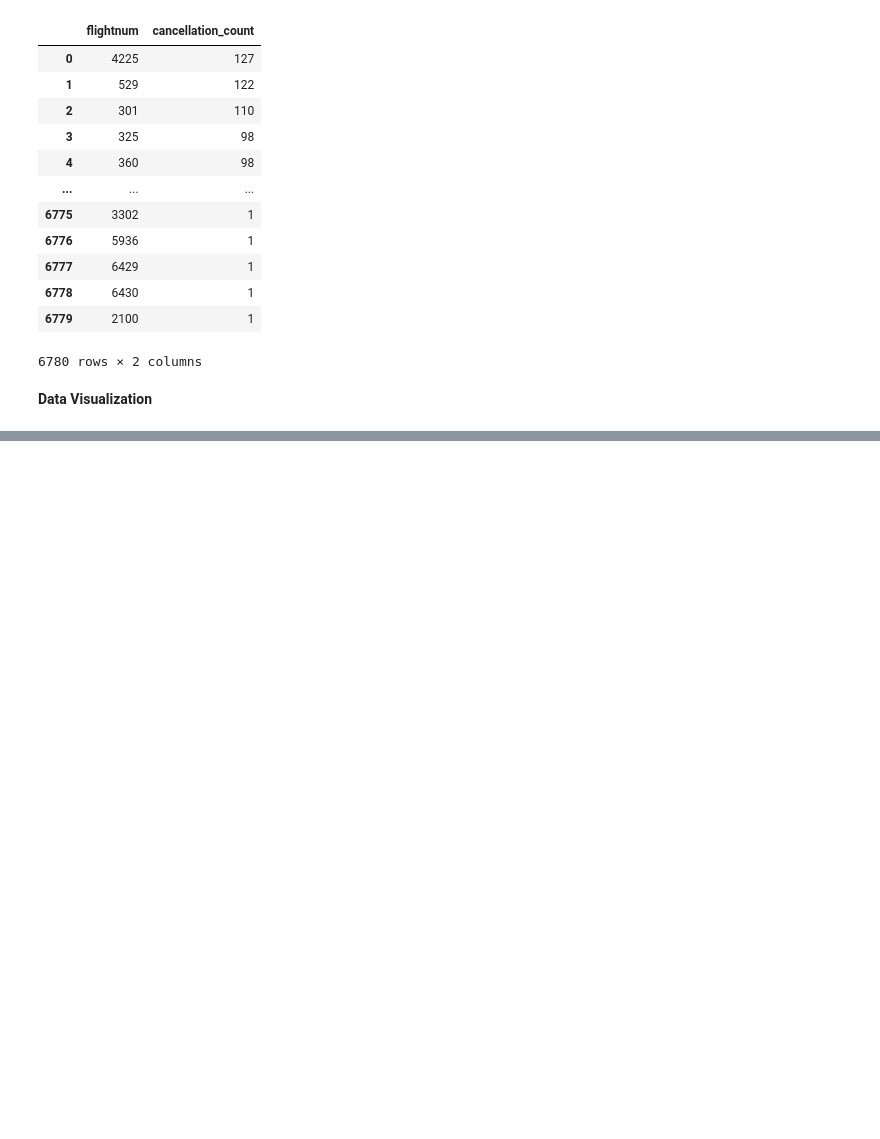
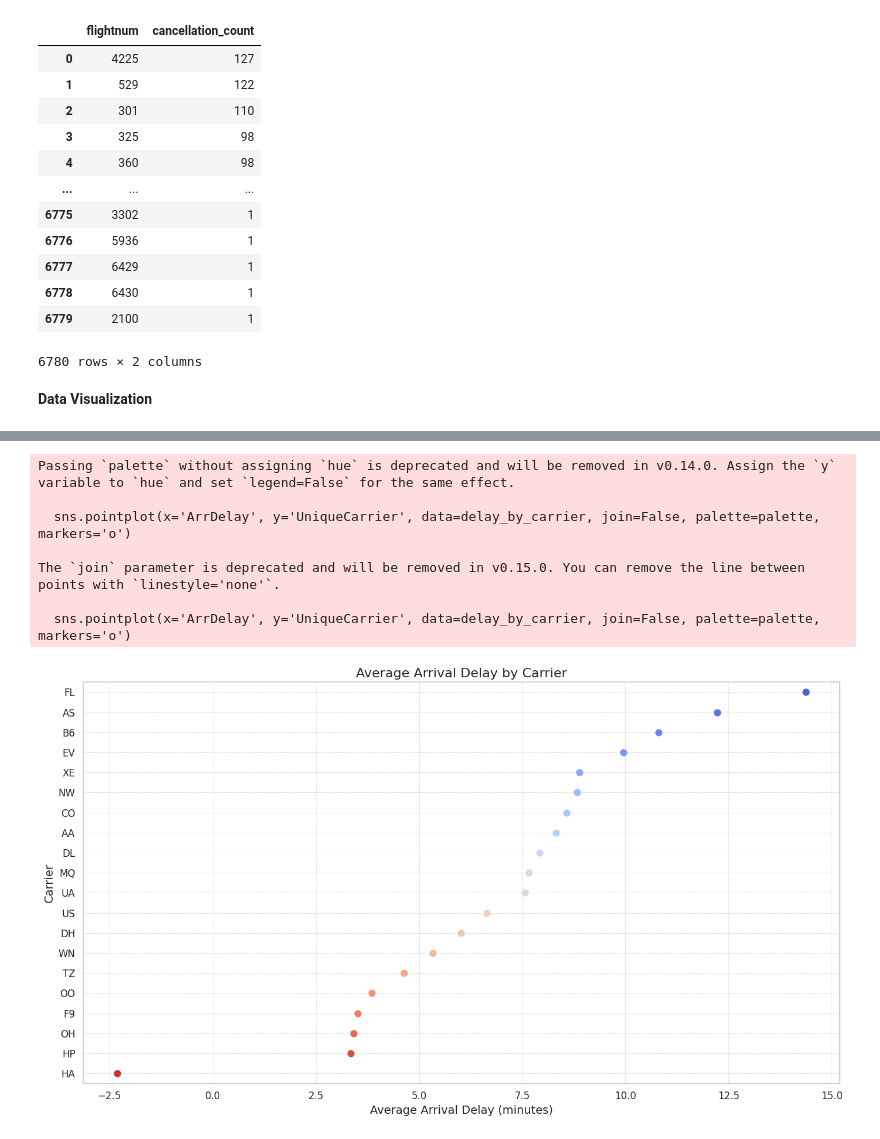
Before and after one commit to DianaKahar/Data_Management2, a Jupyter notebook: P137263_Assignment2.ipynb, the cells around one changed output, grey strips where cells are left out. Drawn from its saved outputs; the diff is of its cells as text; code cells hidden in the pictures; blank space fills up the shorter version.

```diff
--- a/P137263_Assignment2.ipynb
+++ b/P137263_Assignment2.ipynb
@@ -399,0 +500,26 @@ most_frequent_delay
+# %%
+delay_by_carrier = delay_by_carrier.sort_values(by='ArrDelay', ascending=False)
+
+sns.set(style="whitegrid")
+palette = sns.color_palette("coolwarm", len(delay_by_carrier))
+
+plt.figure(figsize=(14, 8))
+sns.pointplot(x='ArrDelay', y='UniqueCarrier', data=delay_by_carrier, join=False, palette=palette, markers='o')
+
+plt.title('Average Arrival Delay by Carrier', fontsize=16)
+plt.xlabel('Average Arrival Delay (minutes)', fontsize=14)
+plt.ylabel('Carrier', fontsize=14)
+plt.grid(True, linestyle='--', linewidth=0.5)
+plt.xticks(fontsize=12)
+plt.yticks(fontsize=12)
+plt.tight_layout()
+plt.show()
+# %% [output]
+Passing `palette` without assigning `hue` is deprecated and will be removed in v0.14.0. Assign the `y` variable to `hue` and set `legend=False` for the same effect.
+
+  sns.pointplot(x='ArrDelay', y='UniqueCarrier', data=delay_by_carrier, join=False, palette=palette, markers='o')
+
+The `join` parameter is deprecated and will be removed in v0.15.0. You can remove the line between points with `linestyle='none'`.
+
+  sns.pointplot(x='ArrDelay', y='UniqueCarrier', data=delay_by_carrier, join=False, palette=palette, markers='o')
+[figure, added]
```
Also changed, not shown: parts of 21 cells of this notebook.
